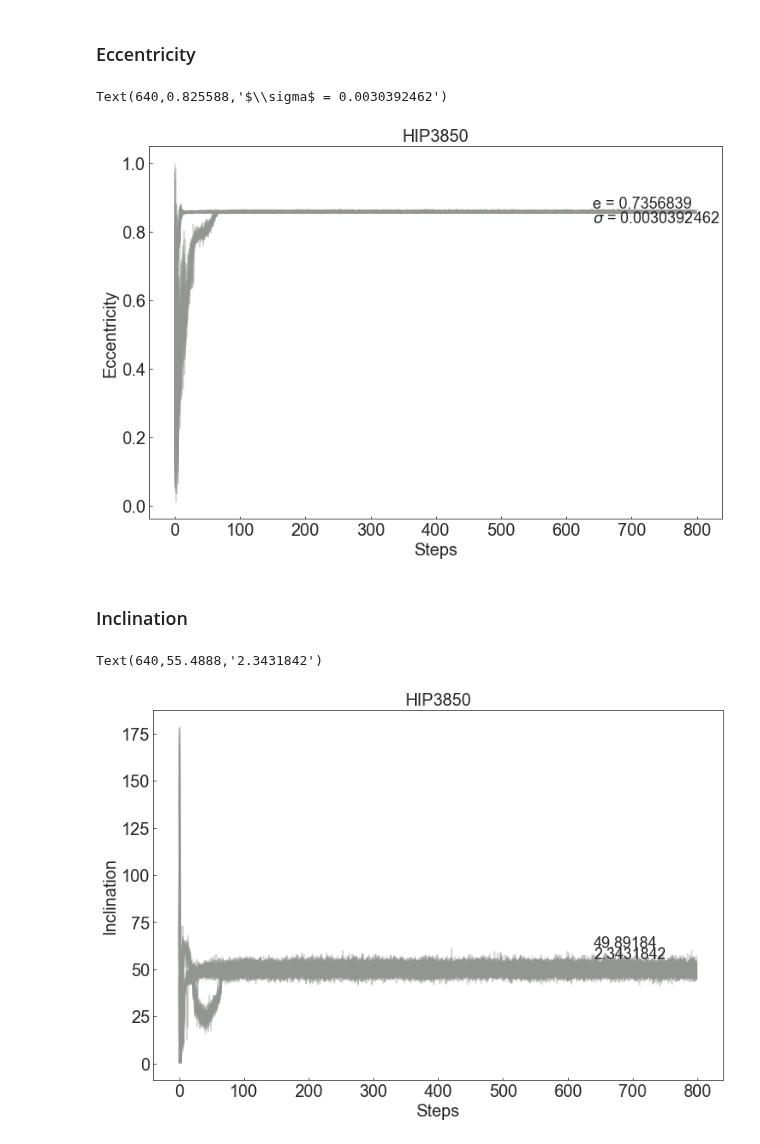
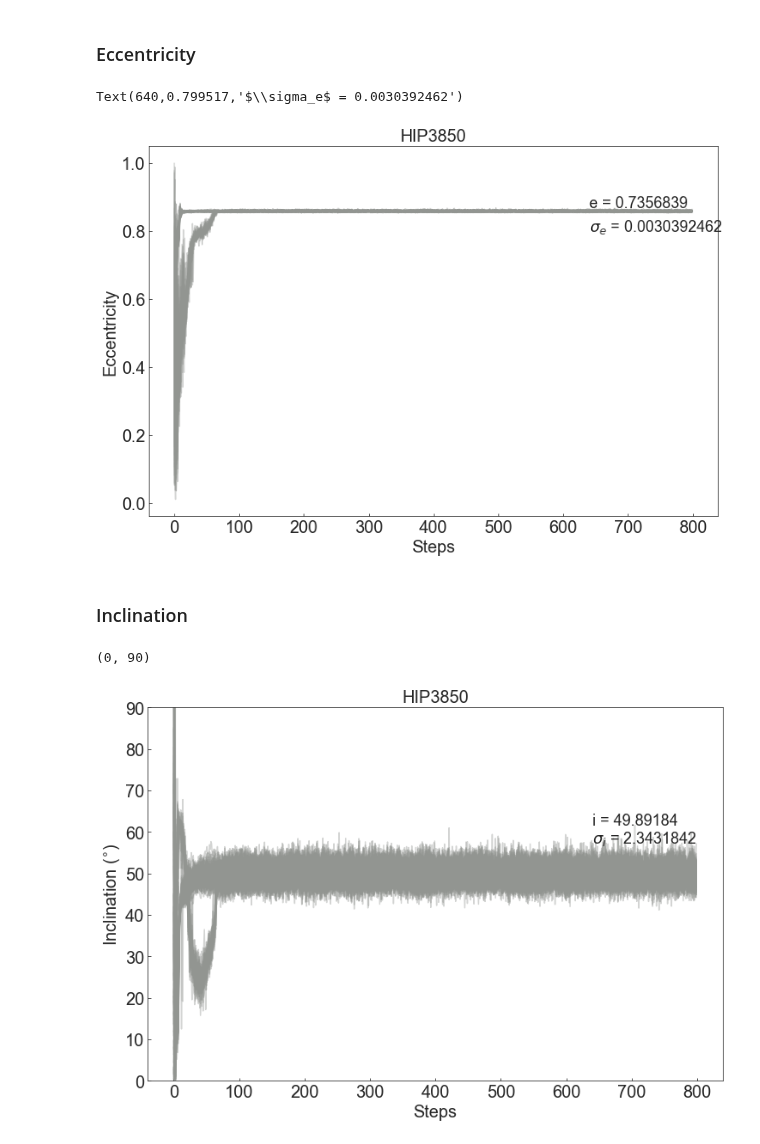
Before and after one commit to t-brandt/orvara, a Jupyter notebook: Diagnostic_plots.ipynb, the cells around one changed output. Drawn from its saved outputs; the diff is of its cells as text; code cells hidden in the pictures.

```diff
--- a/Diagnostic_plots.ipynb
+++ b/Diagnostic_plots.ipynb
@@ -68,21 +68,22 @@ plt.title(source,fontsize=20)
 plt.xlabel('Steps',fontsize=20)
 plt.ylabel('Eccentricity',fontsize=20)
 plt.annotate('e = '+str(np.mean(tt[i,100:,4]**2 + tt[i,100:,5]**2)),xy=(nsteps/50*0.8,np.max(np.sqrt(tt[:,100:,4]**2 + tt[:,100:,5]**2))),fontsize=18)
-plt.annotate('$\sigma$ = '+str(np.std(tt[i,100:,4]**2 + tt[i,100:,5]**2)),xy=(nsteps/50*0.8,0.95*np.max(np.sqrt(tt[:,100:,4]**2 + tt[:,100:,5]**2))),fontsize=18)
+plt.annotate('$\sigma_e$ = '+str(np.std(tt[i,100:,4]**2 + tt[i,100:,5]**2)),xy=(nsteps/50*0.8,0.92*np.max(np.sqrt(tt[:,100:,4]**2 + tt[:,100:,5]**2))),fontsize=18)
 # %% [output]
-Text(640,0.825588,'$\\sigma$ = 0.0030392462')
+Text(640,0.799517,'$\\sigma_e$ = 0.0030392462')
-[figure, old version]
+[figure, new version]
 # %% [markdown]
 ### Inclination
 # %%
 plt.figure(figsize=(12,8))
 for i in range(tt.shape[0]):
     plt.plot(tt[i,:,6]*180/np.pi,c=sns.xkcd_rgb['grey'],alpha=0.4)
 plt.title(source,fontsize=20)
 plt.xlabel('Steps',fontsize=20)
-plt.ylabel('Inclination',fontsize=20)
-plt.annotate(str(np.mean(tt[i,100:,6]*180/np.pi)),xy=(nsteps/50*0.8,np.max(tt[:,100:,6]*180/np.pi)),fontsize=18)
-plt.annotate(str(np.std(tt[i,100:,6]*180/np.pi)),xy=(nsteps/50*0.8,0.9*np.max(tt[:,100:,6]*180/np.pi)),fontsize=18)
+plt.ylabel('Inclination ($^{\circ}$)',fontsize=20)
+plt.annotate('i = '+str(np.mean(tt[i,100:,6]*180/np.pi)),xy=(nsteps/50*0.8,np.max(tt[:,100:,6]*180/np.pi)),fontsize=18)
+plt.annotate('$\sigma_i$ = '+str(np.std(tt[i,100:,6]*180/np.pi)),xy=(nsteps/50*0.8,0.93*np.max(tt[:,100:,6]*180/np.pi)),fontsize=18)
+plt.ylim(0,90)
 # %% [output]
-Text(640,55.4888,'2.3431842')
+(0, 90)
-[figure, old version]
+[figure, new version]
```
Also changed, not shown: parts of 4 cells of this notebook.
